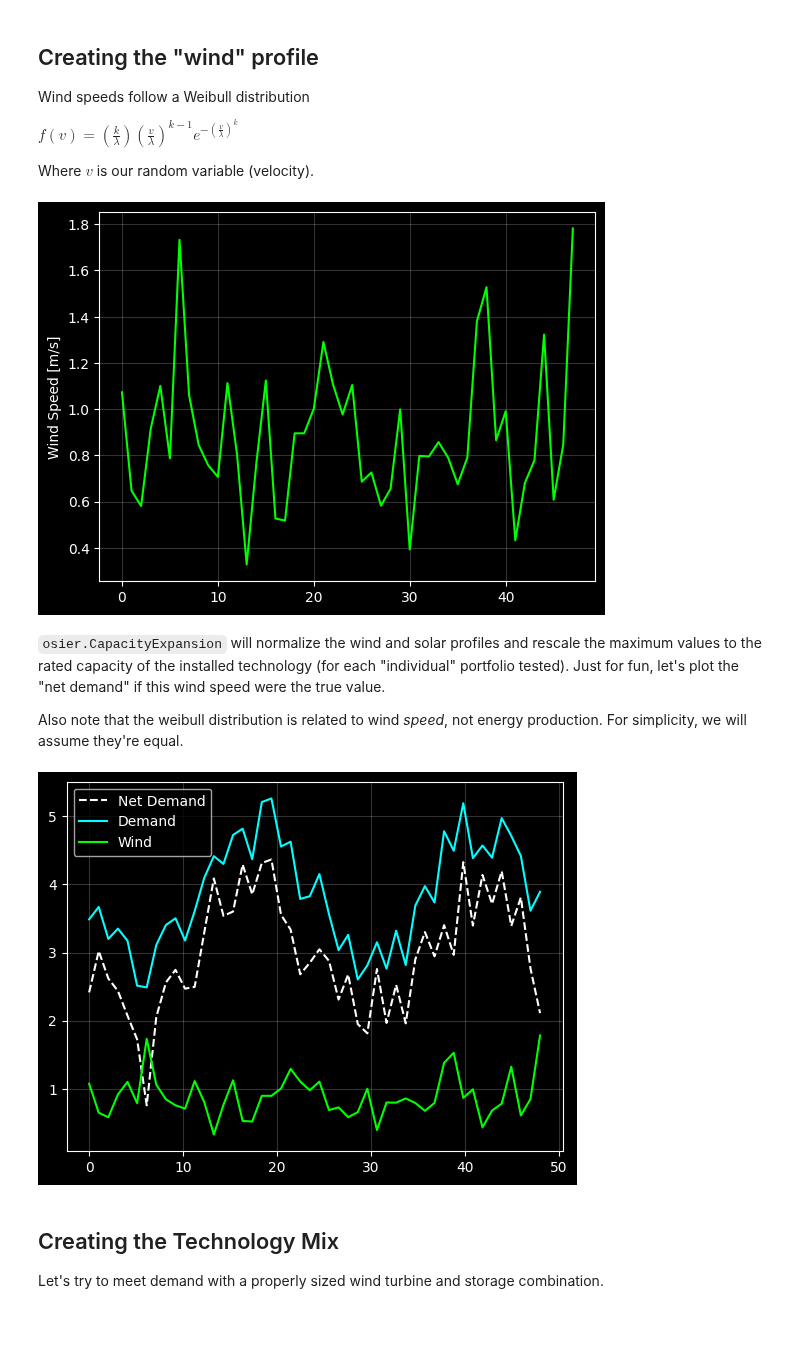
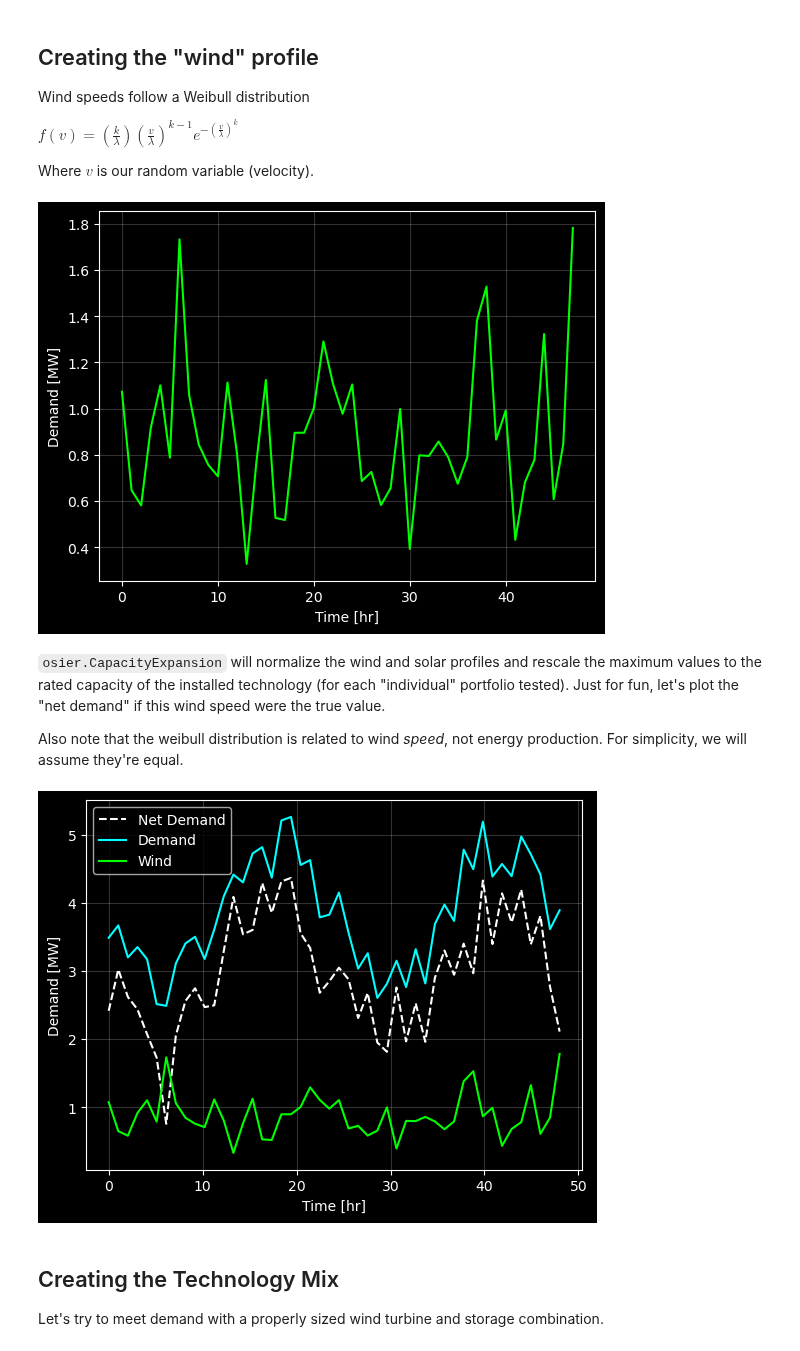
Before and after one commit to arfc/osier, a Jupyter notebook: docs/source/examples/capacity_expansion_tutorial.ipynb, the cells around one changed output. Drawn from its saved outputs; the diff is of its cells as text; code cells hidden in the pictures; blank space fills up the shorter version.

```diff
--- a/docs/source/examples/capacity_expansion_tutorial.ipynb
+++ b/docs/source/examples/capacity_expansion_tutorial.ipynb
@@ -88,15 +89,16 @@ Where $v$ is our random variable (velocity).
 # %%
 np.random.seed(123)
 shape_factor = 2.5
 wind_speed = np.random.weibull(a=shape_factor,size=N)
 
 with plt.style.context('dark_background'):
     plt.plot(wind_speed, color='lime')
     plt.grid(alpha=0.2)
-    plt.ylabel('Wind Speed [m/s]')
+    plt.ylabel('Demand [MW]')
+    plt.xlabel('Time [hr]')
     plt.show()
 # %% [output]
-[figure, old version]
+[figure, new version]
 # %% [markdown]
 `osier.CapacityExpansion` will normalize the wind and solar profiles and rescale the maximum values to the rated capacity of the installed technology (for each "individual" portfolio tested). Just for fun, let's plot the "net demand" if this wind speed were the true value.
 
@@ -107,10 +109,12 @@ with plt.style.context('dark_background'):
     plt.plot(hours, demand, color='cyan', label='Demand')
     plt.plot(hours, wind_speed, color='lime', label='Wind')
     plt.grid(alpha=0.2)
+    plt.ylabel('Demand [MW]')
+    plt.xlabel('Time [hr]')
     plt.legend()
     plt.show()
 # %% [output]
-[figure, old version]
+[figure, new version]
 # %% [markdown]
 ## Creating the Technology Mix
 
```
Also changed, not shown: parts of 15 cells of this notebook, 2 other files.
